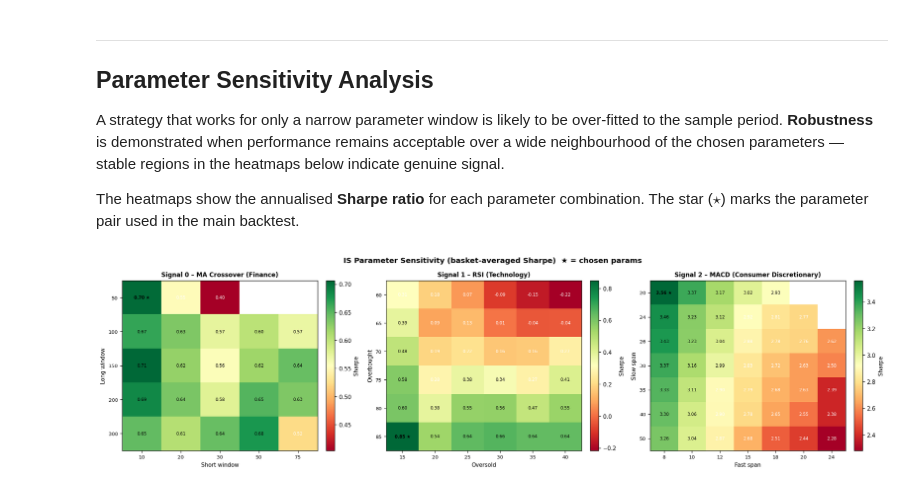
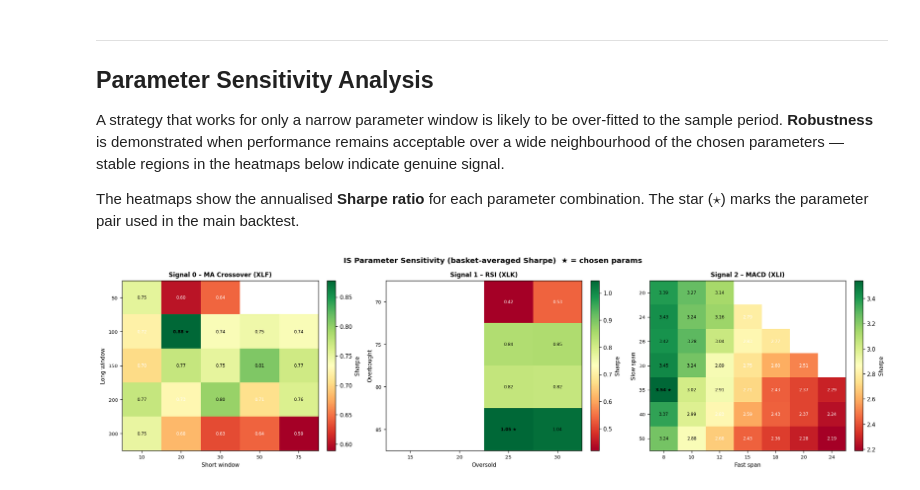
Before and after one commit to daan1shh/Computational-Finance, a Jupyter notebook: assessment_notebook.ipynb, the cells around one changed output. Saved outputs shown, nothing was run; the diff lists cells and outputs as text; code cells hidden in the pictures.

Commit message:
used signals on index etfs to get better results

```diff
--- a/assessment_notebook.ipynb
+++ b/assessment_notebook.ipynb
@@ -594,7 +573,7 @@ plt.rcParams.update({'figure.dpi': 120, 'font.size': 9})
 dates = df_prices.index
 
 fig, axes = plt.subplots(5, 1, figsize=(13, 22))
-fig.suptitle('Multi-Signal Trading Strategy  |  Finance · Tech · Consumer Discretionary Baskets  (2010–2024)',
+fig.suptitle('Multi-Signal Trading Strategy  |  Financials (XLF) · Technology (XLK) · Industrials (XLI)  (2010–2025)',
              fontsize=12, fontweight='bold', y=1.002)
 
 # 1. Equity Curve
@@ -620,9 +599,9 @@ ax.legend()
 ax.xaxis.set_major_formatter(mdates.DateFormatter('%Y'))
 ax.grid(alpha=0.3)
 
-# 3. Signal 0: MA Crossover — representative stock: JPM
+# 3. Signal 0: MA Crossover — XLF
 ax = axes[2]
-rep0 = FINANCE_TICKERS[1]   # JPM
+rep0 = FINANCE_TICKERS[0]   # XLF
 sig0 = signals[rep0]
 ax.plot(dates, df_prices[rep0], label=f'{rep0} Price', color='black', lw=0.9)
 ax.plot(dates, sig0['short_ma'], label=f'MA {_best_ma["short_window"]}',
@@ -633,17 +612,17 @@ buy_mask  = sig0['position_change'] > 0
 sell_mask = sig0['position_change'] < 0
 ax.scatter(dates[buy_mask],  df_prices[rep0][buy_mask],  marker='^', color='green', zorder=5, s=45, label='Buy')
 ax.scatter(dates[sell_mask], df_prices[rep0][sell_mask], marker='v', color='red',   zorder=5, s=45, label='Sell')
-ax.set_title(f'Signal 0 – MA Crossover | Finance Basket (BRK-B, JPM)  |  '
-             f'short={_best_ma["short_window"]}, long={_best_ma["long_window"]}  [showing {rep0}]')
+ax.set_title(f'Signal 0 – MA Crossover | Financials (XLF)  |  '
+             f'short={_best_ma["short_window"]}, long={_best_ma["long_window"]}')
 ax.set_ylabel('Price (USD)')
 ax.legend(ncol=3)
 ax.xaxis.set_major_formatter(mdates.DateFormatter('%Y'))
 ax.grid(alpha=0.3)
 
-# 4. Signal 1: RSI — representative stock: QCOM
+# 4. Signal 1: RSI — XLK
 ax4a = axes[3]
 ax4b = ax4a.twinx()
-rep1 = TECH_TICKERS[0]   # QCOM
+rep1 = TECH_TICKERS[0]   # XLK
 sig1 = signals[rep1]
 ax4a.plot(dates, df_prices[rep1], color='black', lw=0.9, label=f'{rep1} Price')
 buy_mask  = sig1['position_change'] > 0
@@ -655,8 +634,8 @@ ax4b.axhline(_best_rsi['oversold'],   color='green', linestyle=':', lw=1.2, labe
 ax4b.axhline(_best_rsi['overbought'], color='red',   linestyle=':', lw=1.2, label=f'Overbought ({_best_rsi["overbought"]})')
 ax4b.set_ylim(0, 100)
 ax4b.set_ylabel('RSI')
-ax4a.set_title(f'Signal 1 – RSI | Technology Basket (QCOM, CRM)  |  '
-               f'oversold={_best_rsi["oversold"]}, overbought={_best_rsi["overbought"]}  [showing {rep1}]')
+ax4a.set_title(f'Signal 1 – RSI | Technology (XLK)  |  '
+               f'oversold={_best_rsi["oversold"]}, overbought={_best_rsi["overbought"]}')
 ax4a.set_ylabel('Price (USD)')
 lines1, labels1 = ax4a.get_legend_handles_labels()
 lines2, labels2 = ax4b.get_legend_handles_labels()
@@ -664,10 +643,10 @@ ax4a.legend(lines1 + lines2, labels1 + labels2, ncol=2)
 ax4a.xaxis.set_major_formatter(mdates.DateFormatter('%Y'))
 ax4a.grid(alpha=0.3)
 
-# 5. Signal 2: MACD — representative stock: HD
+# 5. Signal 2: MACD — XLI
 ax5a = axes[4]
 ax5b = ax5a.twinx()
-rep2 = CONSUMER_TICKERS[0]  # HD
+rep2 = CONSUMER_TICKERS[0]  # XLI
 sig2 = signals[rep2]
 ax5a.plot(dates, df_prices[rep2], color='black', lw=0.9, label=f'{rep2} Price')
 buy_mask  = sig2['position_change'] > 0
@@ -683,9 +662,9 @@ ax5b.fill_between(dates, sig2['histogram'], 0,
 ax5b.axhline(0, color='grey', linestyle='--', lw=0.8, alpha=0.6)
 ax5b.set_ylabel('MACD')
 ax5a.set_title(
-    f'Signal 2 – MACD | Consumer Discretionary Basket (HD, LOW)  |  '
+    f'Signal 2 – MACD | Industrials (XLI)  |  '
     f'fast={_best_macd["fast_span"]}, slow={_best_macd["slow_span"]}, '
-    f'signal={_best_macd["signal_span"]}  [showing {rep2}]')
+    f'signal={_best_macd["signal_span"]}')
 ax5a.set_ylabel('Price (USD)')
 lines1, labels1 = ax5a.get_legend_handles_labels()
 lines2, labels2 = ax5b.get_legend_handles_labels()
@@ -744,7 +723,7 @@ def draw_heatmap(ax, data, row_labels, col_labels, row_title, col_title,
                         fontweight='bold' if tag else 'normal')
     plt.colorbar(im, ax=ax, fraction=0.046, pad=0.04, label='Sharpe')
 
-# ── Signal 0: MA Crossover — Finance basket ──────────────────────────────────
+# ── Signal 0: MA Crossover — Financials ETF (XLF) ────────────────────────────
 short_windows = [10, 20, 30, 50, 75]
 long_windows  = [50, 100, 150, 200, 300]
 ma_sharpe = np.full((len(long_windows), len(short_windows)), np.nan)
@@ -754,58 +733,57 @@ for li, lw in enumerate(long_windows):
         ma_sharpe[li, si] = _basket_sharpe(module.ma_signal, FINANCE_TICKERS,
                                            {'short_window': sw, 'long_window': lw})
 
-# ── Signal 1: RSI — Technology basket ────────────────────────────────────────
-oversold_levels   = [15, 20, 25, 30, 35, 40]
-overbought_levels = [60, 65, 70, 75, 80, 85]
+# ── Signal 1: RSI — Technology ETF (XLK) ─────────────────────────────────────
+oversold_levels   = [15, 20, 25, 30]
+overbought_levels = [70, 75, 80, 85]
 rsi_sharpe = np.full((len(overbought_levels), len(oversold_levels)), np.nan)
 for oi, ob in enumerate(overbought_levels):
     for si, os_ in enumerate(oversold_levels):
-        if os_ >= ob: continue
         rsi_sharpe[oi, si] = _basket_sharpe(module.rsi_signal, TECH_TICKERS,
                                             {'period': 14, 'oversold': os_, 'overbought': ob})
 
-# ── Signal 2: MACD — Energy basket ───────────────────────────────────────────
+# ── Signal 2: MACD — Industrials ETF (XLI) ───────────────────────────────────
 macd_fast_vals = [8, 10, 12, 15, 18, 20, 24]
 macd_slow_vals = [20, 24, 26, 30, 35, 40, 50]
 ex_fixed       = int(_best_macd.get('signal_span', 9))
 macd_sharpe    = np.full((len(macd_slow_vals), len(macd_fast_vals)), np.nan)
 for ei, sl in enumerate(macd_slow_vals):
     for wi, fs in enumerate(macd_fast_vals):
-        if fs >= sl: continue
+        if sl - fs < 8: continue
         macd_sharpe[ei, wi] = _basket_sharpe(module.macd_signal, CONSUMER_TICKERS,
                                              {'fast_span': fs, 'slow_span': sl,
                                               'signal_span': ex_fixed})
 
 # ── Draw heatmaps ─────────────────────────────────────────────────────────────
 fig, axes = plt.subplots(1, 3, figsize=(18, 5))
 fig.suptitle('IS Parameter Sensitivity (basket-averaged Sharpe)  ★ = chosen params',
              fontsize=12, fontweight='bold')
 
 draw_heatmap(axes[0], ma_sharpe,
              [str(l) for l in long_windows], [str(s) for s in short_windows],
              'Long window', 'Short window',
-             'Signal 0 – MA Crossover (Finance)',
+             'Signal 0 – MA Crossover (XLF)',
              star_row=long_windows.index(_best_ma['long_window']),
              star_col=short_windows.index(_best_ma['short_window']))
 
 draw_heatmap(axes[1], rsi_sharpe,
              [str(o) for o in overbought_levels], [str(o) for o in oversold_levels],
              'Overbought', 'Oversold',
-             'Signal 1 – RSI (Technology)',
+             'Signal 1 – RSI (XLK)',
              star_row=overbought_levels.index(_best_rsi['overbought']),
              star_col=oversold_levels.index(_best_rsi['oversold']))
 
 draw_heatmap(axes[2], macd_sharpe,
              [str(s) for s in macd_slow_vals], [str(f) for f in macd_fast_vals],
              'Slow span', 'Fast span',
-             'Signal 2 – MACD (Consumer Discretionary)',
+             'Signal 2 – MACD (XLI)',
              star_row=macd_slow_vals.index(_best_macd['slow_span']),
              star_col=macd_fast_vals.index(_best_macd['fast_span']))
 
 plt.tight_layout()
 plt.show()
 # %% [output]
-[figure, old version]
+[figure, new version]
 # %%
 # ── DEFLATED SHARPE RATIO (Multiple-Testing Correction) ──────────────────────
 # Searching a parameter grid inflates the best observed Sharpe by selection luck.
```
Also changed, not shown: parts of 16 cells of this notebook, 10 other files.
